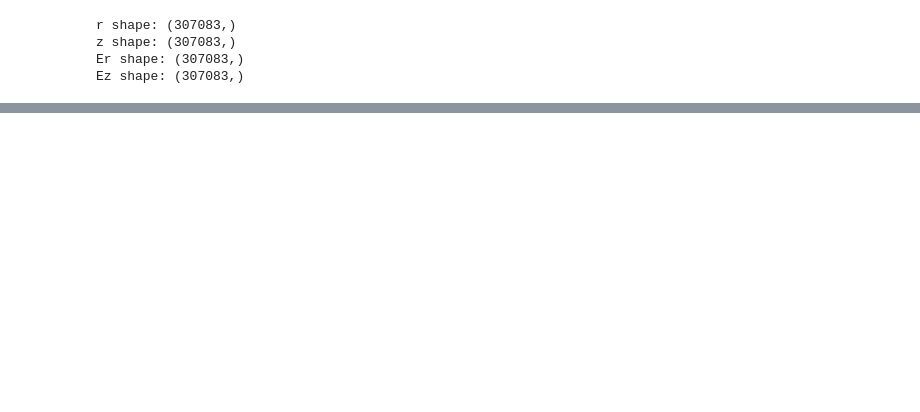
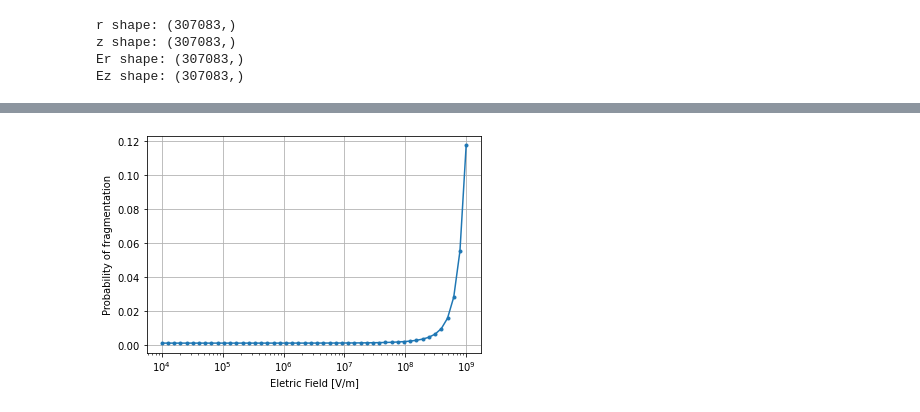
Before and after one commit to Rafid-Ben/Electrospray_DF_Py, a Jupyter notebook: Efield_emitter_plot.ipynb, the cells around one changed output, grey strips where cells are left out. Saved outputs shown, nothing was run; the diff lists cells and outputs as text; code cells hidden in the pictures; blank space fills up the shorter version.

Commit message:
add fragmentation

```diff
--- a/Efield_emitter_plot.ipynb
+++ b/Efield_emitter_plot.ipynb
@@ -99,0 +120,10 @@ plt.show()
+# %%
+proba=1-np.exp(-dt/tau)
+plt.plot(efield, proba, '.-')
+plt.xlabel("Eletric Field [V/m]")
+plt.ylabel("Probability of fragmentation")
+plt.grid(True)
+plt.gca().set_xscale("log")
+plt.savefig("Proba_frag.png")
+# %% [output]
+[figure, added]
```
Also changed, not shown: parts of 9 cells of this notebook, 4 other files.
